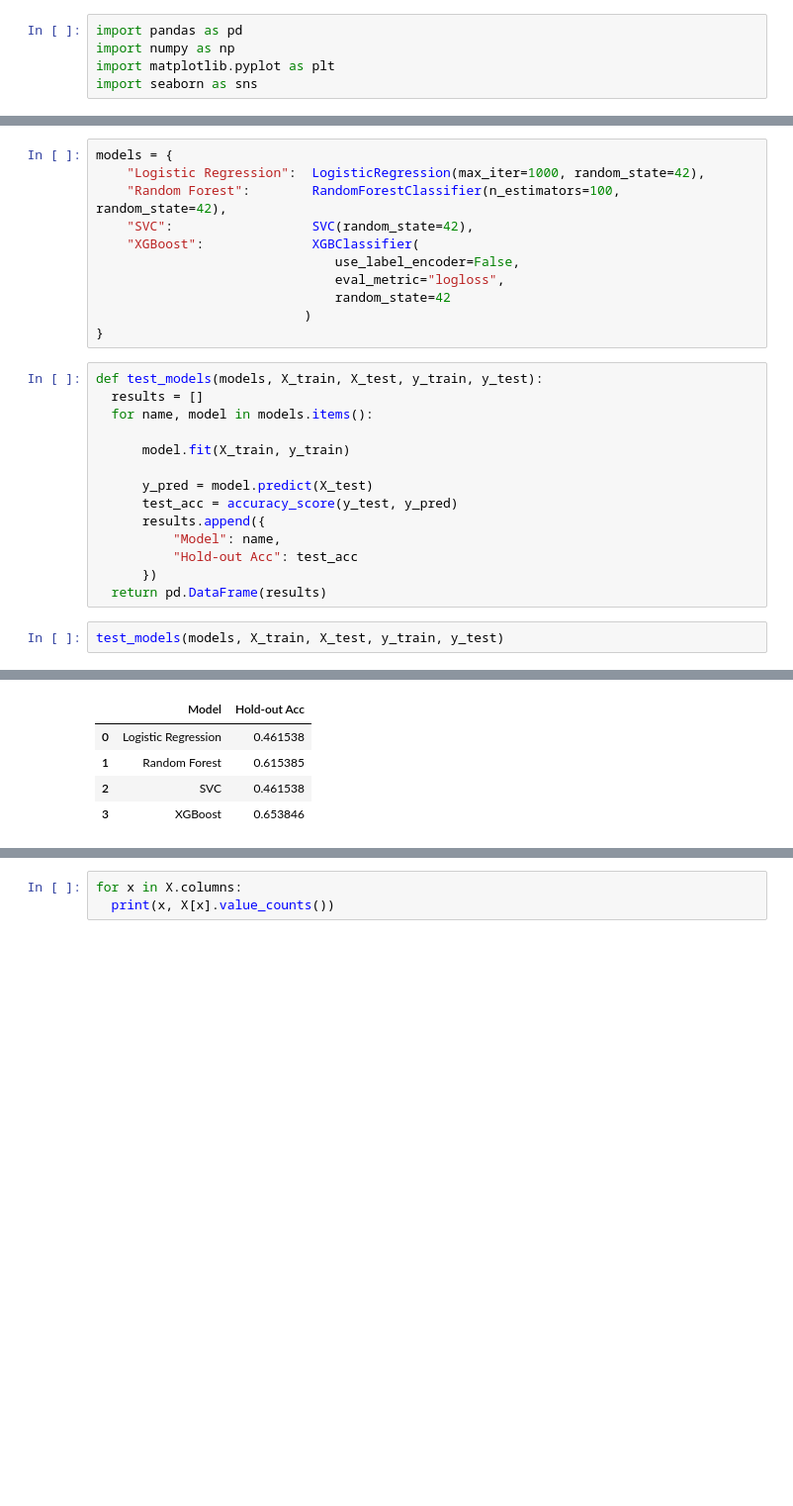
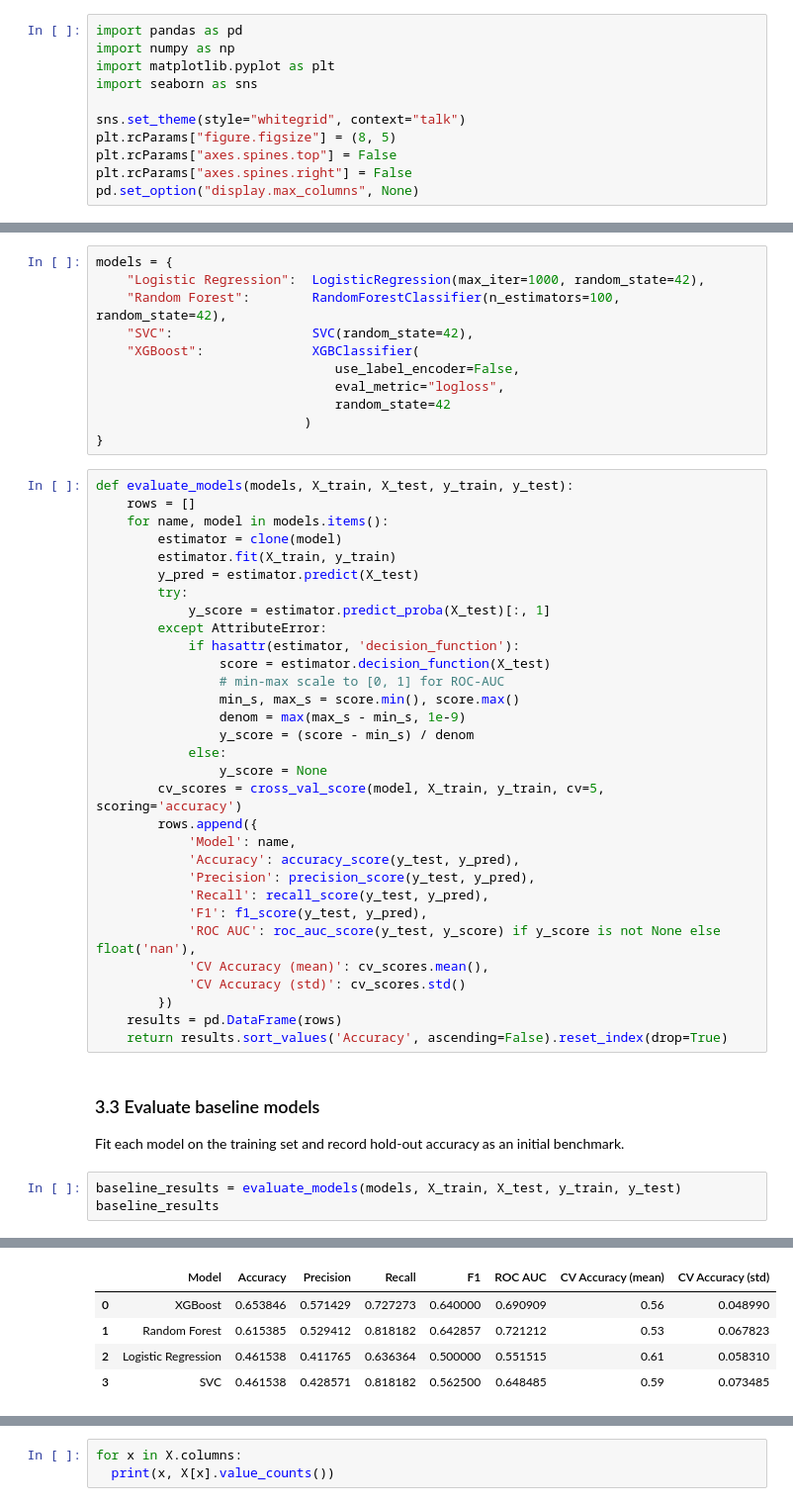
Before and after one commit to arvinfatemi/xOVS288wVKBQFYVD, a Jupyter notebook: HappyCustomers.ipynb, the cells around one changed output, grey strips where cells are left out. Shown at 99% size. Saved outputs shown, nothing was run; the diff lists cells and outputs as text; blank space fills up the shorter version.

```diff
--- a/HappyCustomers.ipynb
+++ b/HappyCustomers.ipynb
@@ -5,5 +22,11 @@ import pandas as pd
 import numpy as np
 import matplotlib.pyplot as plt
 import seaborn as sns
+
+sns.set_theme(style="whitegrid", context="talk")
+plt.rcParams["figure.figsize"] = (8, 5)
+plt.rcParams["axes.spines.top"] = False
+plt.rcParams["axes.spines.right"] = False
+pd.set_option("display.max_columns", None)
 # %%
 from sklearn.model_selection import train_test_split, cross_val_score
@@ -80,22 +194,43 @@ models = {
                                random_state=42
                            )
 }
-# %%
-def test_models(models, X_train, X_test, y_train, y_test):
-  results = []
-  for name, model in models.items():
-
-      model.fit(X_train, y_train)
-
-      y_pred = model.predict(X_test)
-      test_acc = accuracy_score(y_test, y_pred)
-      results.append({
-          "Model": name,
-          "Hold-out Acc": test_acc
-      })
-  return pd.DataFrame(results)
+# %%
+def evaluate_models(models, X_train, X_test, y_train, y_test):
+    rows = []
+    for name, model in models.items():
+        estimator = clone(model)
+        estimator.fit(X_train, y_train)
+        y_pred = estimator.predict(X_test)
+        try:
+            y_score = estimator.predict_proba(X_test)[:, 1]
+        except AttributeError:
+            if hasattr(estimator, 'decision_function'):
+                score = estimator.decision_function(X_test)
+                # min-max scale to [0, 1] for ROC-AUC
+                min_s, max_s = score.min(), score.max()
+                denom = max(max_s - min_s, 1e-9)
+                y_score = (score - min_s) / denom
+            else:
+                y_score = None
+        cv_scores = cross_val_score(model, X_train, y_train, cv=5, scoring='accuracy')
+        rows.append({
+            'Model': name,
+            'Accuracy': accuracy_score(y_test, y_pred),
+            'Precision': precision_score(y_test, y_pred),
+            'Recall': recall_score(y_test, y_pred),
+            'F1': f1_score(y_test, y_pred),
+            'ROC AUC': roc_auc_score(y_test, y_score) if y_score is not None else float('nan'),
+            'CV Accuracy (mean)': cv_scores.mean(),
+            'CV Accuracy (std)': cv_scores.std()
+        })
+    results = pd.DataFrame(rows)
+    return results.sort_values('Accuracy', ascending=False).reset_index(drop=True)
+# %% [markdown]
+### 3.3 Evaluate baseline models
+Fit each model on the training set and record hold-out accuracy as an initial benchmark.
 # %%
-test_models(models, X_train, X_test, y_train, y_test)
+baseline_results = evaluate_models(models, X_train, X_test, y_train, y_test)
+baseline_results
 # %% [output]
 Parameters: { "use_label_encoder" } are not used.
 
@@ -103,5 +253,5 @@ Parameters: { "use_label_encoder" } are not used.
-|  | Model | Hold-out Acc |
-| 0 | Logistic Regression | 0.461538 |
-| 1 | Random Forest | 0.615385 |
-| 2 | SVC | 0.461538 |
-| 3 | XGBoost | 0.653846 |
+|  | Model | Accuracy | Precision | Recall | F1 | ROC AUC | CV Accuracy (mean) | CV Accuracy (std) |
+| 0 | XGBoost | 0.653846 | 0.571429 | 0.727273 | 0.640000 | 0.690909 | 0.56 | 0.048990 |
+| 1 | Random Forest | 0.615385 | 0.529412 | 0.818182 | 0.642857 | 0.721212 | 0.53 | 0.067823 |
+| 2 | Logistic Regression | 0.461538 | 0.411765 | 0.636364 | 0.500000 | 0.551515 | 0.61 | 0.058310 |
+| 3 | SVC | 0.461538 | 0.428571 | 0.818182 | 0.562500 | 0.648485 | 0.59 | 0.073485 |
```
Also changed, not shown: parts of 59 cells of this notebook, 4 other files.
